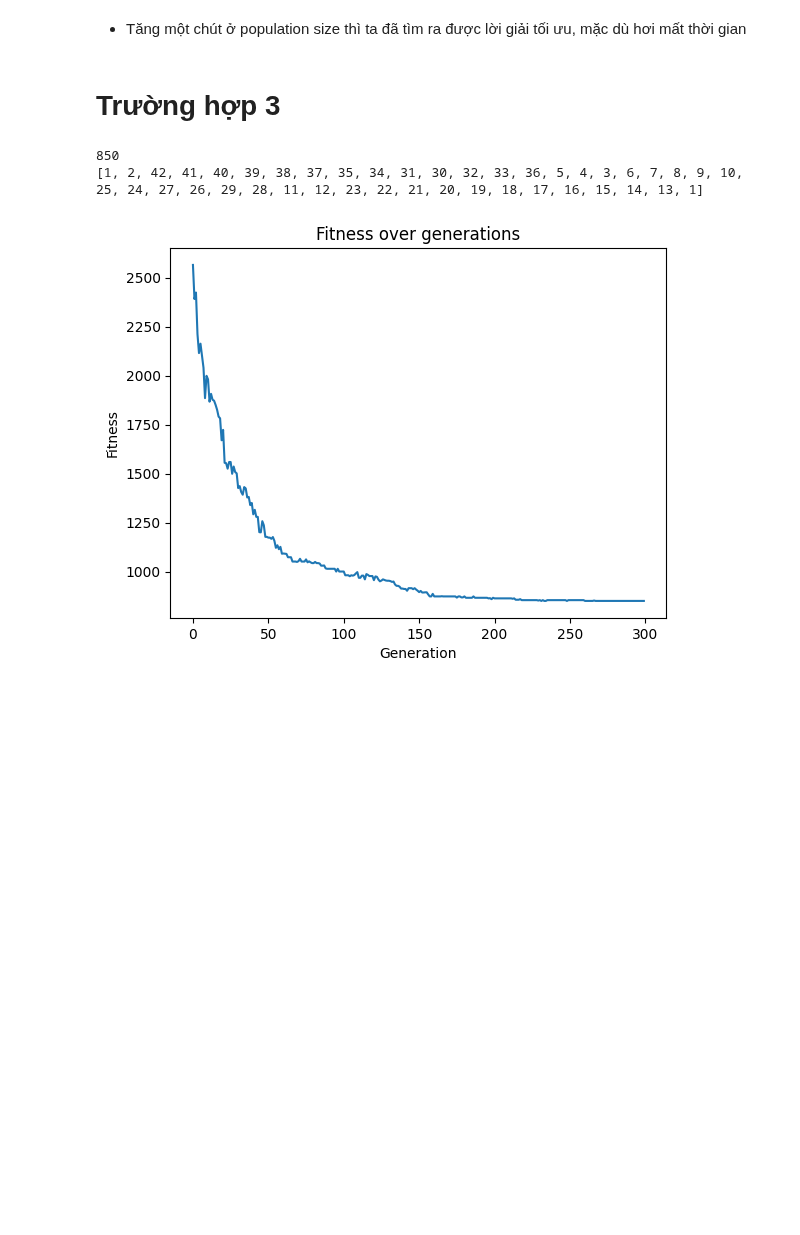
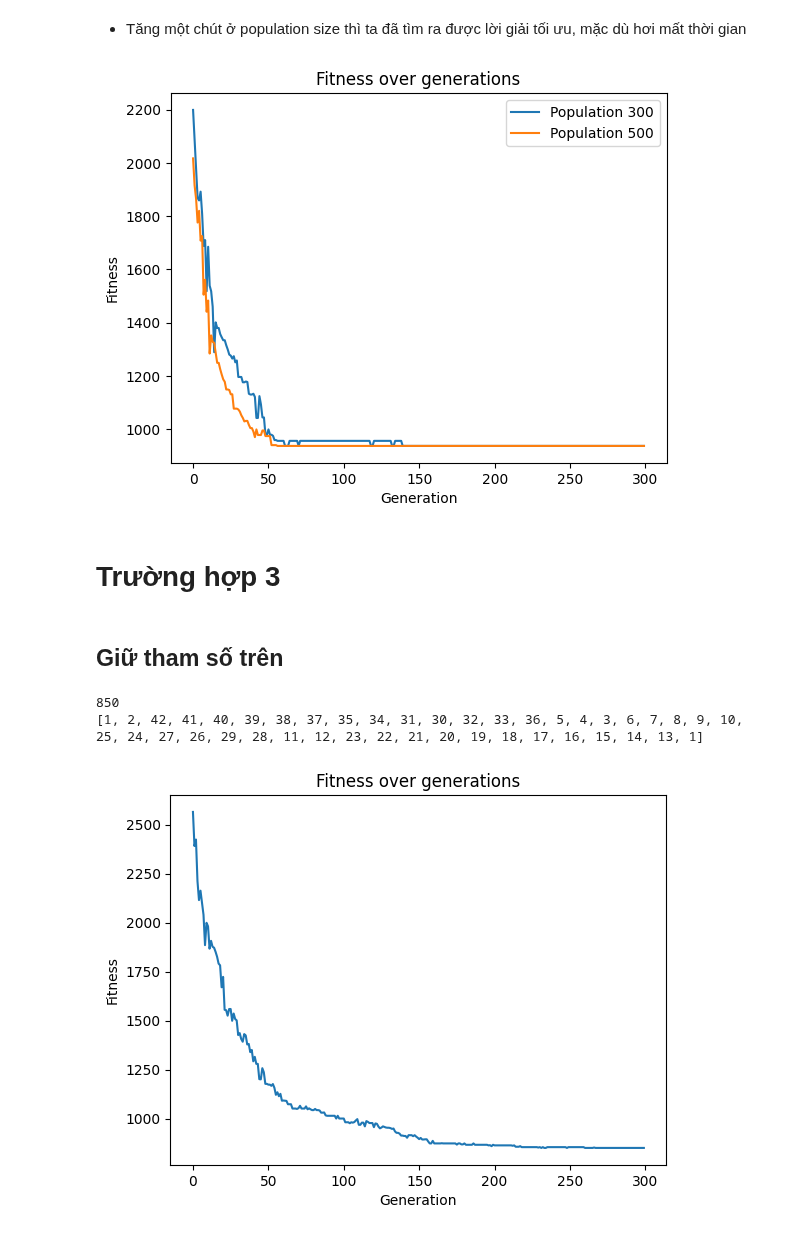
Before and after one commit to ThienNguyen3001/Travelling-Salesman-AI-Final, a Jupyter notebook: Experiment/Experiment 4.ipynb, the cells around one changed output. Saved outputs shown, nothing was run; the diff lists cells and outputs as text; code cells hidden in the pictures; blank space fills up the shorter version.

```diff
--- a/Experiment/Experiment 4.ipynb
+++ b/Experiment/Experiment 4.ipynb
@@ -132,7 +164,28 @@ plot_fitness(fitness2)
 # %% [markdown]
 * Tăng một chút ở population size thì ta đã tìm ra được lời giải tối ưu, mặc dù hơi mất thời gian
+# %%
+distances1, route1, fitness1 = solve(problem2, generations=300, mutation_rate=0.02, population_size=300, selection_algorithm='tournament')
+while (distances1 != 937):
+    distances1, route1, fitness1 = solve(problem2, generations=300, mutation_rate=0.02, population_size=300, selection_algorithm='tournament')
+
+distances2, route1, fitness2 = solve(problem2, generations=300, mutation_rate=0.02, population_size=500, selection_algorithm='tournament')
+while (distances2 != 937):
+    distances2, route1, fitness2 = solve(problem2, generations=300, mutation_rate=0.02, population_size=500, selection_algorithm='tournament')
+
+# Plot both fitness1 and fitness2 on the same graph
+plt.plot(fitness1, label='Population 300')
+plt.plot(fitness2, label='Population 500')
+plt.xlabel("Generation")
+plt.ylabel("Fitness")
+plt.title("Fitness over generations")
+plt.legend()
+plt.show()
+# %% [output]
+[figure, added]
 # %% [markdown]
 # Trường hợp 3
 # %%
 problem3 = read_matrix('../data/42Cities-699.txt')
+# %% [markdown]
+## Giữ tham số trên
 # %%
```
Also changed, not shown: parts of 15 cells of this notebook.
